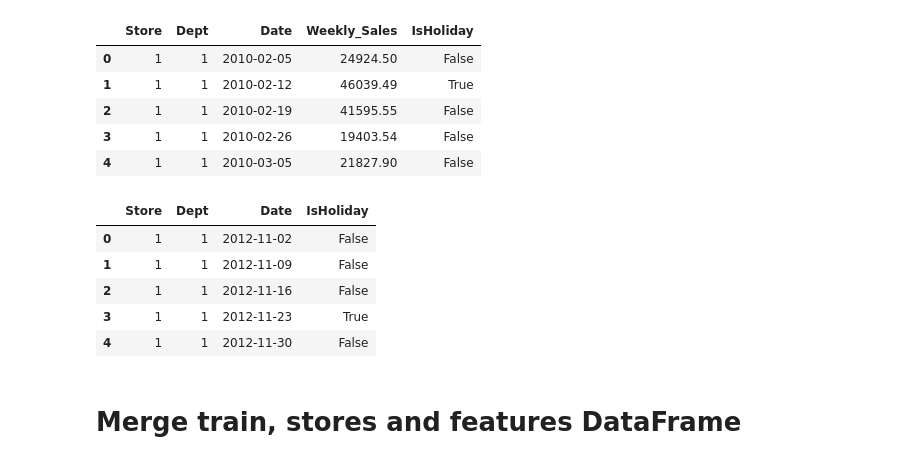
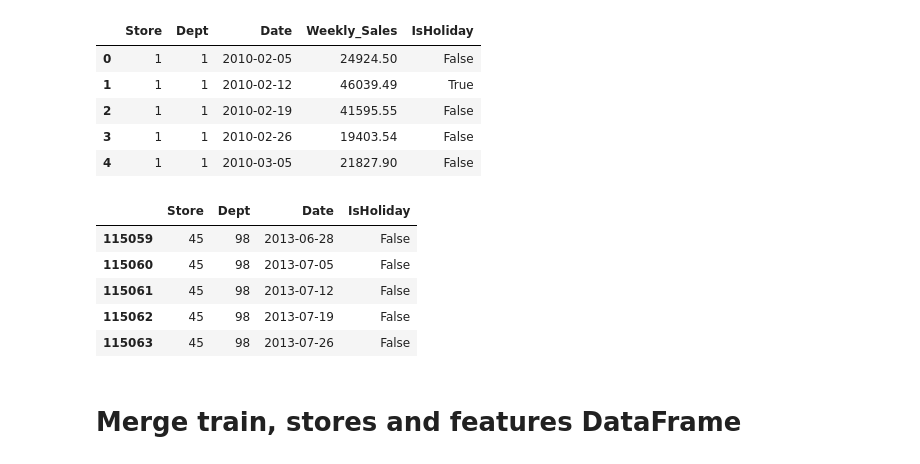
Before and after one commit to Corentin-M/Sales_forecasting, a Jupyter notebook: Data_Exploration.ipynb, the cells around one changed output. Cells and saved outputs as stored; diff of their text form; code cells hidden in the pictures.

```diff
--- a/Data_Exploration.ipynb
+++ b/Data_Exploration.ipynb
@@ -44,14 +45,14 @@ train_df.head(5)
 # %%
 test_file = 'data/test.csv'
 test_df = pd.read_csv(test_file)
-test_df.head(5)
+test_df.tail(5)
 # %% [output]
 |  | Store | Dept | Date | IsHoliday |
-| 0 | 1 | 1 | 2012-11-02 | False |
-| 1 | 1 | 1 | 2012-11-09 | False |
-| 2 | 1 | 1 | 2012-11-16 | False |
-| 3 | 1 | 1 | 2012-11-23 | True |
-| 4 | 1 | 1 | 2012-11-30 | False |
+| 115059 | 45 | 98 | 2013-06-28 | False |
+| 115060 | 45 | 98 | 2013-07-05 | False |
+| 115061 | 45 | 98 | 2013-07-12 | False |
+| 115062 | 45 | 98 | 2013-07-19 | False |
+| 115063 | 45 | 98 | 2013-07-26 | False |
 # %% [markdown]
 # Merge train, stores and features DataFrame
 # %%
```
Also changed, not shown: parts of 4 cells of this notebook.
